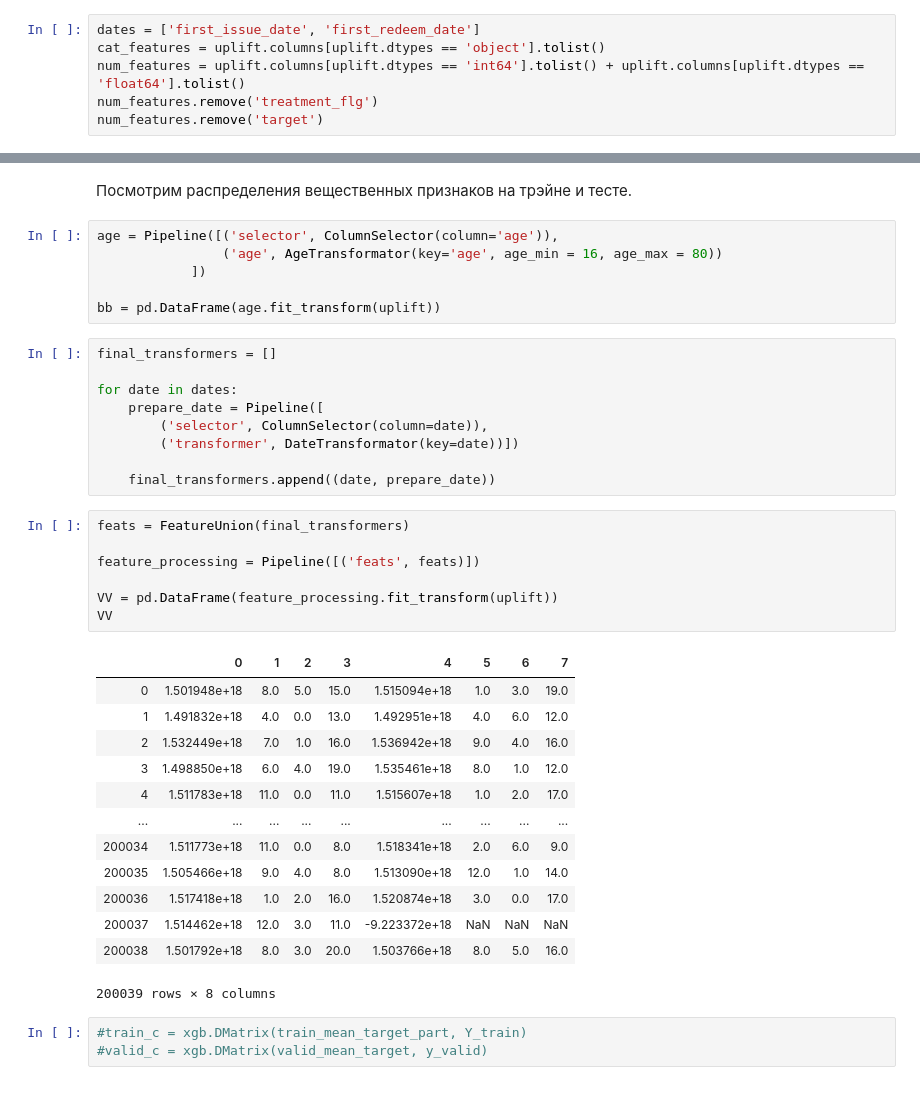
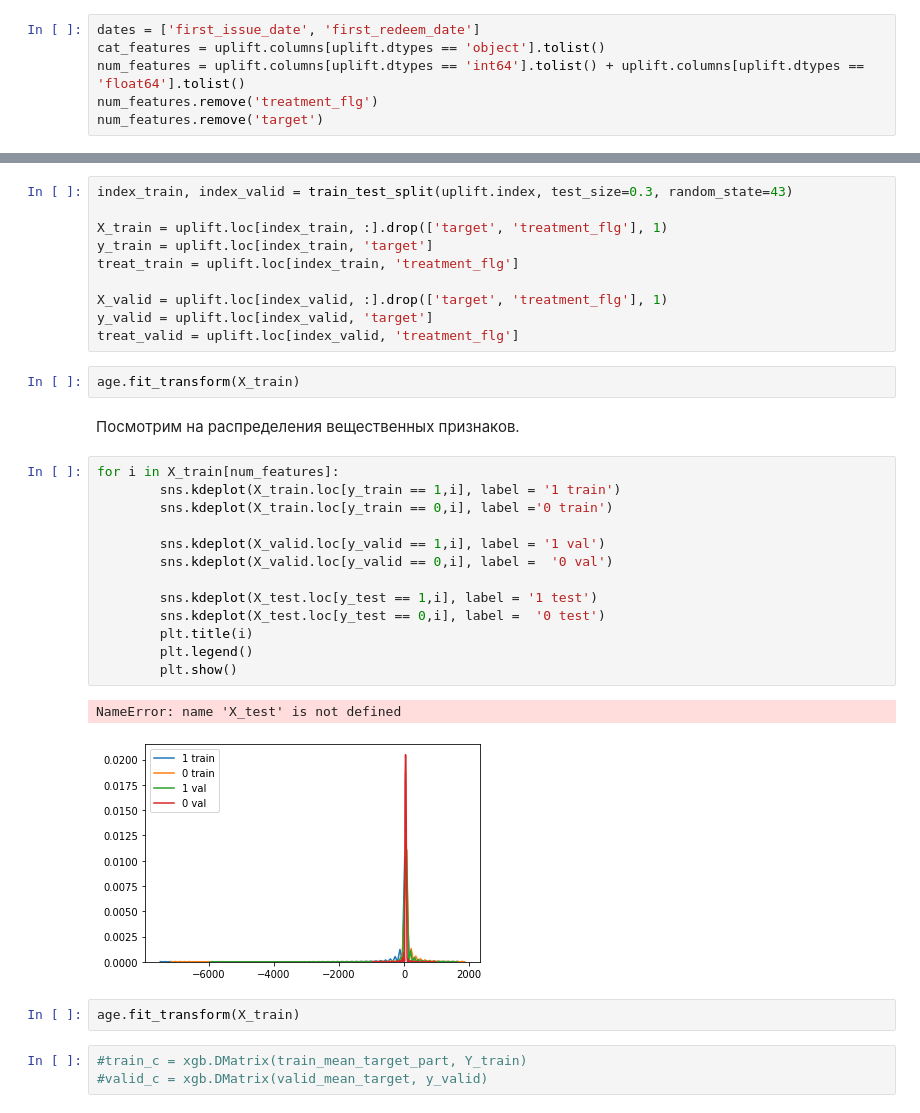
Before and after one commit to doksketch/call-you-maybe, a Jupyter notebook: sandbox/01_feature engineering.ipynb, the cells around one changed output, grey strips where cells are left out. Saved outputs shown, nothing was run; the diff lists cells and outputs as text.

```diff
--- a/sandbox/01_feature engineering.ipynb
+++ b/sandbox/01_feature engineering.ipynb
@@ -339,41 +376,35 @@ num_features.remove('target')
+# %%
+index_train, index_valid = train_test_split(uplift.index, test_size=0.3, random_state=43)
+
+X_train = uplift.loc[index_train, :].drop(['target', 'treatment_flg'], 1)
+y_train = uplift.loc[index_train, 'target']
+treat_train = uplift.loc[index_train, 'treatment_flg']
+
+X_valid = uplift.loc[index_valid, :].drop(['target', 'treatment_flg'], 1)
+y_valid = uplift.loc[index_valid, 'target']
+treat_valid = uplift.loc[index_valid, 'treatment_flg']
+# %%
+age.fit_transform(X_train)
 # %% [markdown]
-Посмотрим распределения вещественных признаков на трэйне и тесте.
+Посмотрим на распределения вещественных признаков.
-# %%
-age = Pipeline([('selector', ColumnSelector(column='age')),
-                ('age', AgeTransformator(key='age', age_min = 16, age_max = 80))
-            ])
-
-bb = pd.DataFrame(age.fit_transform(uplift))
-# %%
-final_transformers = []
-
-for date in dates:
-    prepare_date = Pipeline([
-        ('selector', ColumnSelector(column=date)),
-        ('transformer', DateTransformator(key=date))])
-
-    final_transformers.append((date, prepare_date))
-# %%
-feats = FeatureUnion(final_transformers)
-
-feature_processing = Pipeline([('feats', feats)])
-
-VV = pd.DataFrame(feature_processing.fit_transform(uplift))
-VV
-# %% [output]
-|  | 0 | 1 | 2 | 3 | 4 | 5 | 6 | 7 |
-| 0 | 1.501948e+18 | 8.0 | 5.0 | 15.0 | 1.515094e+18 | 1.0 | 3.0 | 19.0 |
-| 1 | 1.491832e+18 | 4.0 | 0.0 | 13.0 | 1.492951e+18 | 4.0 | 6.0 | 12.0 |
-| 2 | 1.532449e+18 | 7.0 | 1.0 | 16.0 | 1.536942e+18 | 9.0 | 4.0 | 16.0 |
-| 3 | 1.498850e+18 | 6.0 | 4.0 | 19.0 | 1.535461e+18 | 8.0 | 1.0 | 12.0 |
-| 4 | 1.511783e+18 | 11.0 | 0.0 | 11.0 | 1.515607e+18 | 1.0 | 2.0 | 17.0 |
-| ... | ... | ... | ... | ... | ... | ... | ... | ... |
-| 200034 | 1.511773e+18 | 11.0 | 0.0 | 8.0 | 1.518341e+18 | 2.0 | 6.0 | 9.0 |
-| 200035 | 1.505466e+18 | 9.0 | 4.0 | 8.0 | 1.513090e+18 | 12.0 | 1.0 | 14.0 |
-| 200036 | 1.517418e+18 | 1.0 | 2.0 | 16.0 | 1.520874e+18 | 3.0 | 0.0 | 17.0 |
-| 200037 | 1.514462e+18 | 12.0 | 3.0 | 11.0 | -9.223372e+18 | NaN | NaN | NaN |
-| 200038 | 1.501792e+18 | 8.0 | 3.0 | 20.0 | 1.503766e+18 | 8.0 | 5.0 | 16.0 |
-200039 rows × 8 columns
+# %%
+for i in X_train[num_features]:
+        sns.kdeplot(X_train.loc[y_train == 1,i], label = '1 train')
+        sns.kdeplot(X_train.loc[y_train == 0,i], label ='0 train')
+
+        sns.kdeplot(X_valid.loc[y_valid == 1,i], label = '1 val')
+        sns.kdeplot(X_valid.loc[y_valid == 0,i], label =  '0 val')
+
+        sns.kdeplot(X_test.loc[y_test == 1,i], label = '1 test')
+        sns.kdeplot(X_test.loc[y_test == 0,i], label =  '0 test')
+        plt.title(i)
+        plt.legend()
+        plt.show()
+# %% [output]
+NameError: name 'X_test' is not defined
+[figure, added]
+# %%
+age.fit_transform(X_train)
 # %%
 #train_c = xgb.DMatrix(train_mean_target_part, Y_train)
 #valid_c = xgb.DMatrix(valid_mean_target, y_valid)
```
Also changed, not shown: parts of 3 cells of this notebook.
